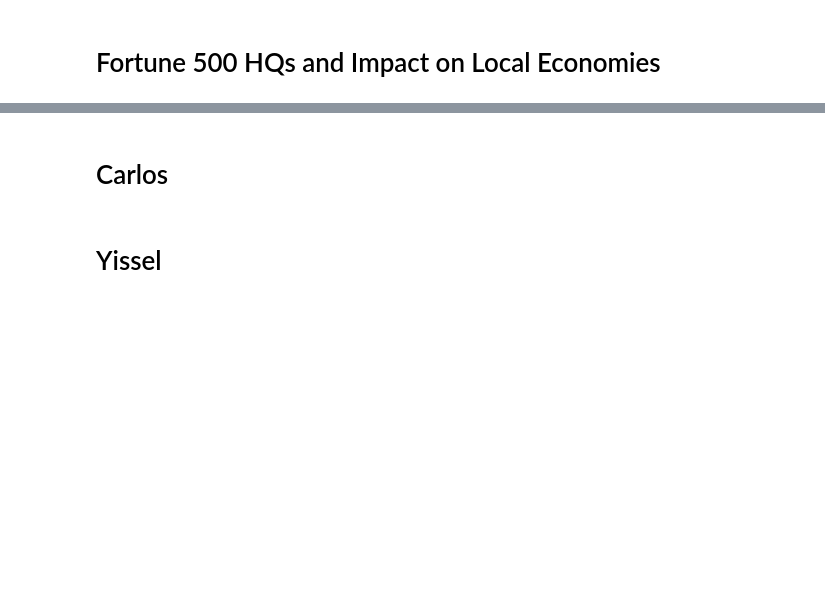
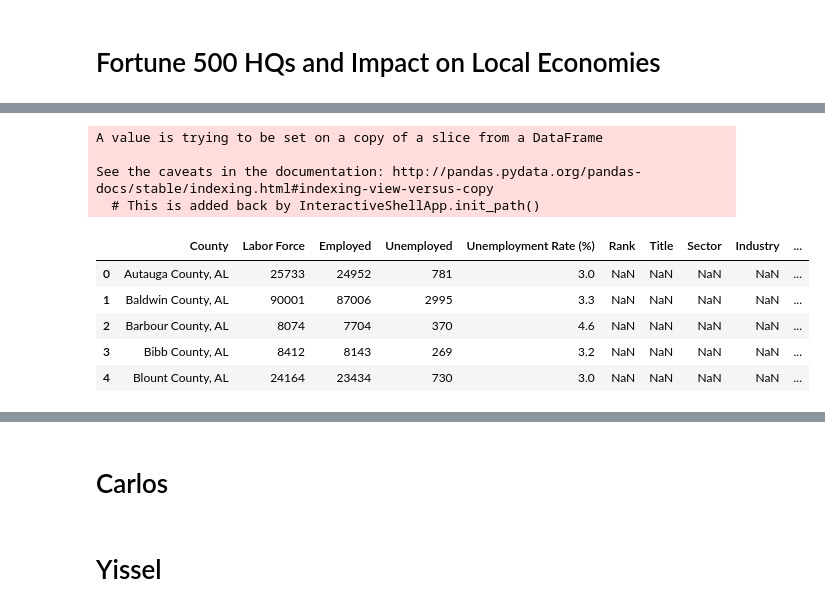
Before and after one commit to Gissel7181/Project-One, a Jupyter notebook: Master_File.ipynb, the cells around one changed output, grey strips where cells are left out. Drawn from its saved outputs; the diff is of its cells as text; code cells hidden in the pictures; blank space fills up the shorter version.

```diff
--- a/Master_File.ipynb
+++ b/Master_File.ipynb
@@ -57,0 +129,4 @@ Fortune_500.loc[Fortune_500["State"] == "NY"]
+# %%
+# Remove extra rows that were included from csv formatting
+unemployment_df=unemployment_df.drop(unemployment_df.index[:6])
+unemployment_df.head()
@@ -57,0 +140,8 @@ Fortune_500.loc[Fortune_500["State"] == "NY"]
+# %%
+# Use .loc to find unemployment rate at the end of the year
+unemployment_df = unemployment_df.loc[unemployment_df["Month"] == "Dec-17"]
+
+# Reset index values
+unemployment_df = unemployment_df.reset_index(drop=True)
+
+unemployment_df.head()
@@ -57,0 +385,28 @@ Fortune_500.loc[Fortune_500["State"] == "NY"]
+# %%
+# Merge again, reversing order to show data for counties WITHOUT a Fortune 500 headquarters
+unemployment_merge = pd.merge(unemployment_df, Fortune_500, on="County", how="outer")
+
+# Loop through merged df to find counties with a company hq
+for row in range(0, len(unemployment_merge)):
+
+    # Title column is either a string or a NaN value
+    if type(unemployment_merge["Title"][row]) == str:
+
+        # Change all non-Nan values to an identical value that can be removed based on .loc conditional
+        unemployment_merge["Title"][row] = "REMOVE"
+
+# Use .loc to remove the rows with changed company names
+unemployment_merge = unemployment_merge.loc[unemployment_merge["Title"] != "REMOVE"]
+
+unemployment_merge.head()
+# %% [output]
+A value is trying to be set on a copy of a slice from a DataFrame
+
+See the caveats in the documentation: http://pandas.pydata.org/pandas-docs/stable/indexing.html#indexing-view-versus-copy
+  # This is added back by InteractiveShellApp.init_path()
+|  | County | Labor Force | Employed | Unemployed | Unemployment Rate (%) | Rank | Title | Sector | Industry | ... |
+| 0 | Autauga County, AL | 25733 | 24952 | 781 | 3.0 | NaN | NaN | NaN | NaN | ... |
+| 1 | Baldwin County, AL | 90001 | 87006 | 2995 | 3.3 | NaN | NaN | NaN | NaN | ... |
+| 2 | Barbour County, AL | 8074 | 7704 | 370 | 4.6 | NaN | NaN | NaN | NaN | ... |
+| 3 | Bibb County, AL | 8412 | 8143 | 269 | 3.2 | NaN | NaN | NaN | NaN | ... |
+| 4 | Blount County, AL | 24164 | 23434 | 730 | 3.0 | NaN | NaN | NaN | NaN | ... |
```
Also changed, not shown: parts of 20 cells of this notebook.
